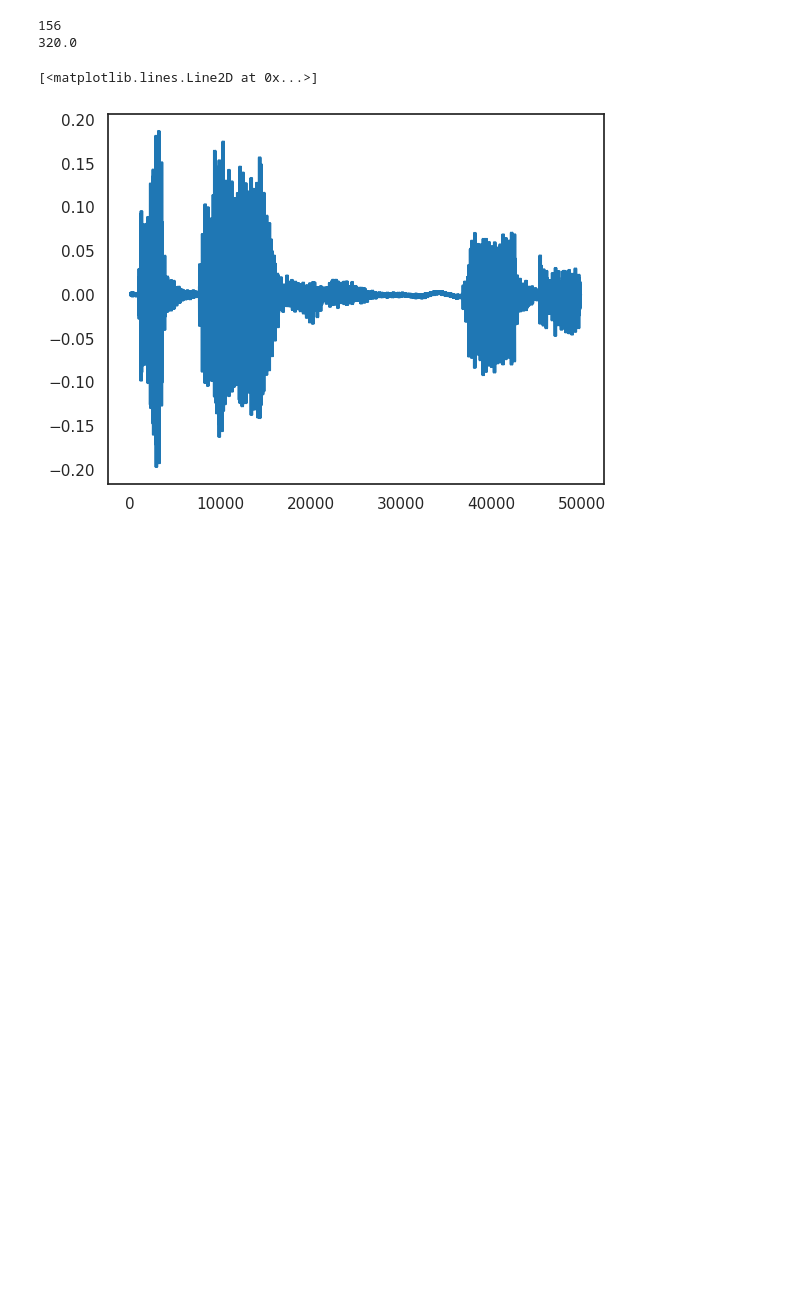
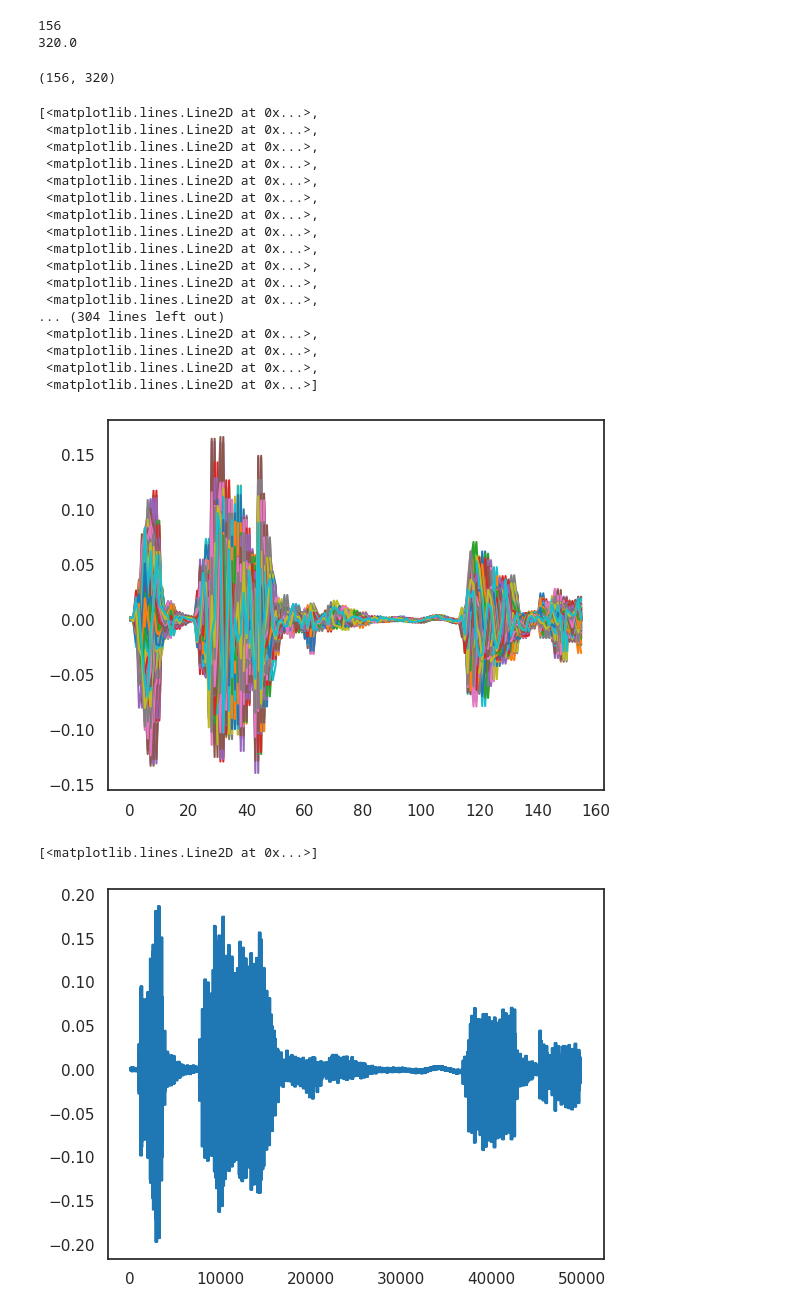
Before and after one commit to pedrodsk/pdsv, a Jupyter notebook: exercicio_03/exercicio_03.ipynb, the cells around one changed output. Saved outputs shown, nothing was run; the diff lists cells and outputs as text; code cells hidden in the pictures; blank space fills up the shorter version.

```diff
--- a/exercicio_03/exercicio_03.ipynb
+++ b/exercicio_03/exercicio_03.ipynb
@@ -151,6 +173,31 @@ print(frame_length)
 320.0
 # %%
 teste = frames.flatten()
+# %%
+frames.shape
+# %% [output]
+(156, 320)
+# %%
+plt.plot(frames)
+# %% [output]
+[<matplotlib.lines.Line2D at 0x...>,
+ <matplotlib.lines.Line2D at 0x...>,
+ <matplotlib.lines.Line2D at 0x...>,
+ <matplotlib.lines.Line2D at 0x...>,
+ <matplotlib.lines.Line2D at 0x...>,
+ <matplotlib.lines.Line2D at 0x...>,
+ <matplotlib.lines.Line2D at 0x...>,
+ <matplotlib.lines.Line2D at 0x...>,
+ <matplotlib.lines.Line2D at 0x...>,
+ <matplotlib.lines.Line2D at 0x...>,
+ <matplotlib.lines.Line2D at 0x...>,
+ <matplotlib.lines.Line2D at 0x...>,
+... (304 lines left out)
+ <matplotlib.lines.Line2D at 0x...>,
+ <matplotlib.lines.Line2D at 0x...>,
+ <matplotlib.lines.Line2D at 0x...>,
+ <matplotlib.lines.Line2D at 0x...>]
+[figure, added]
 # %%
 plt.plot(teste)
 # %% [output]
```
Also changed, not shown: parts of 25 cells of this notebook.
